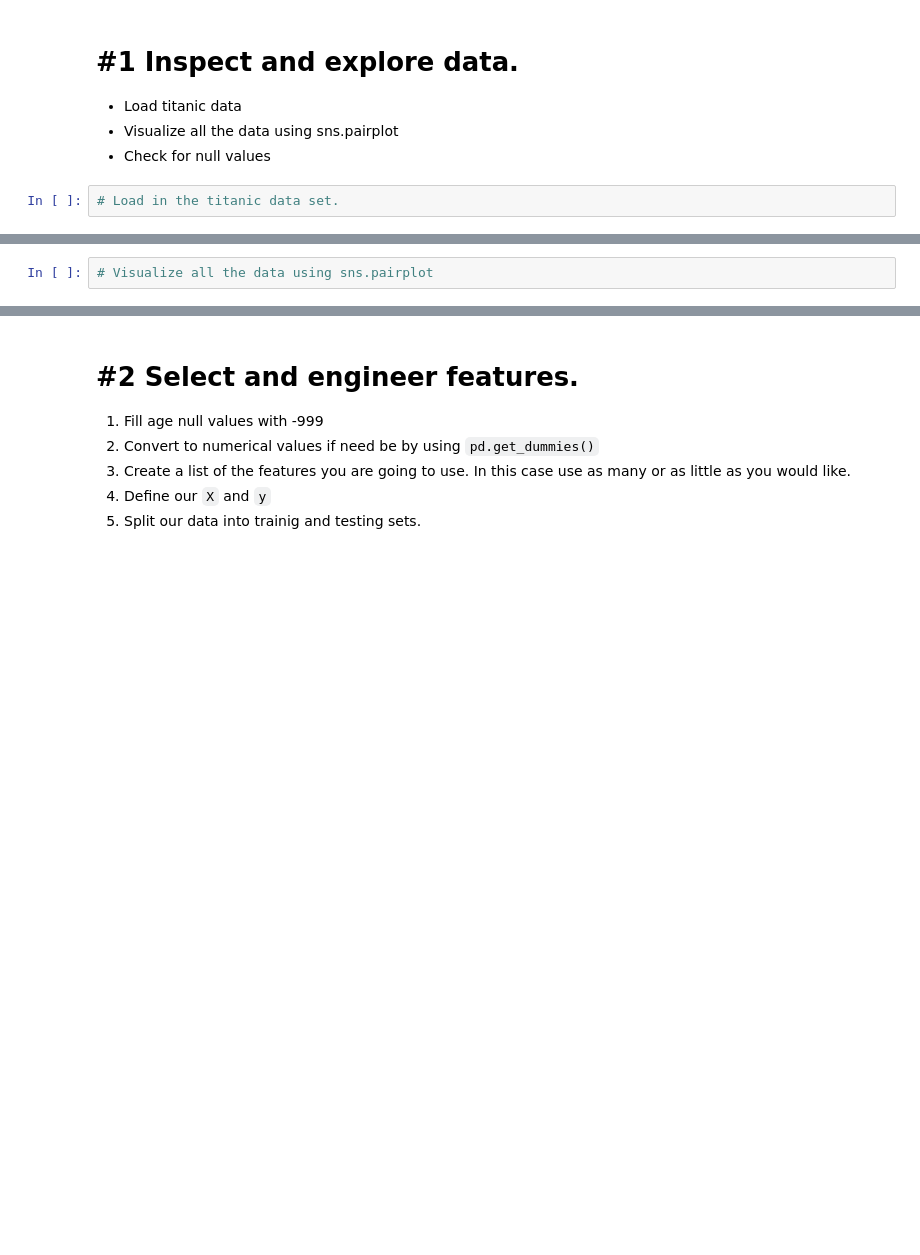
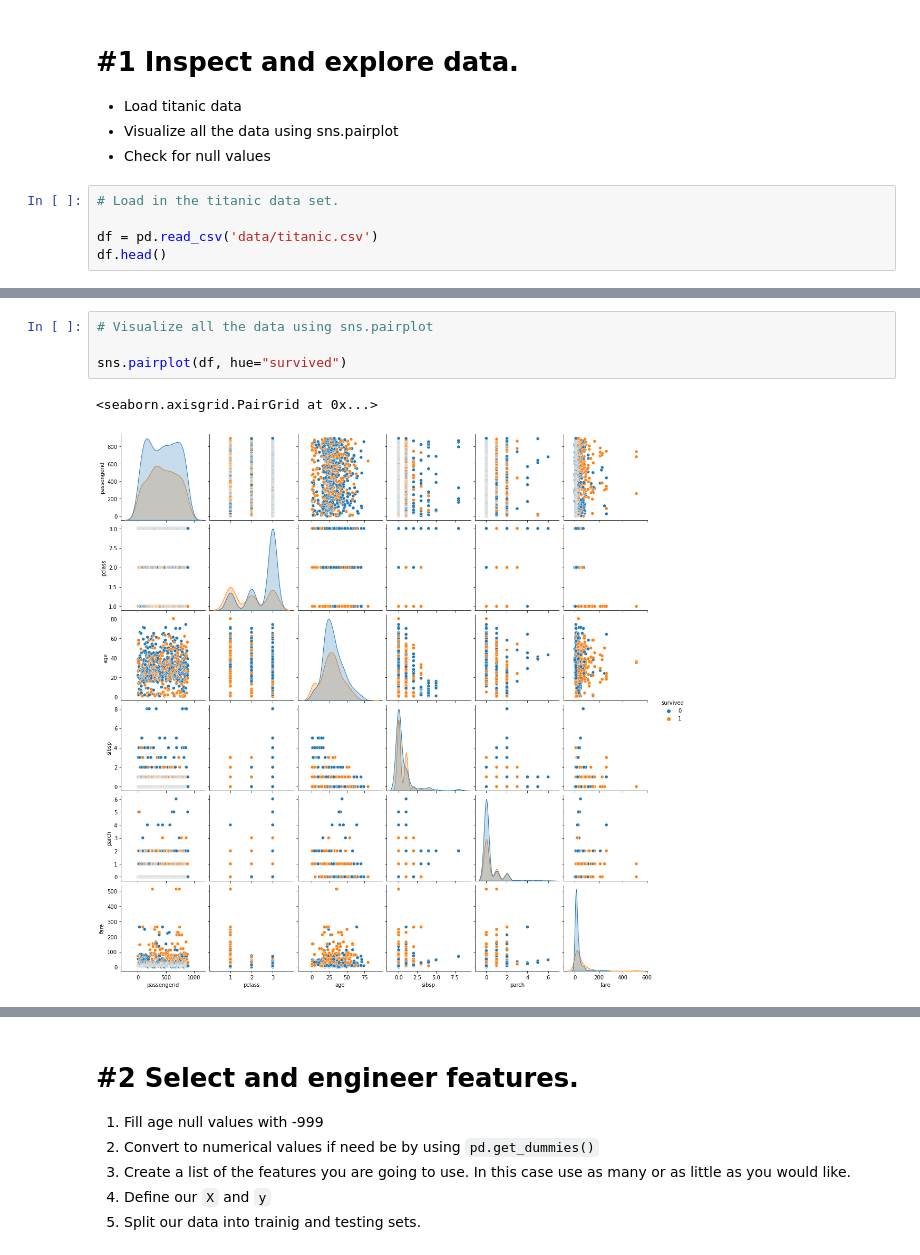
Before and after one commit to NeneWang/2022-fall-data-science, a Jupyter notebook: Week-05-RandomForest/Exercise-RandomForests.ipynb, the cells around one changed output, grey strips where cells are left out. Cells and saved outputs as stored; diff of their text form; blank space fills up the shorter version.

```diff
--- a/Week-05-RandomForest/Exercise-RandomForests.ipynb
+++ b/Week-05-RandomForest/Exercise-RandomForests.ipynb
@@ -64,3 +63,6 @@ To https://github.com/NeneWang/2022-fall-data-science.git
 * Check for null values
 # %%
 # Load in the titanic data set.
+
+df = pd.read_csv('data/titanic.csv')
+df.head()
@@ -67,4 +76,9 @@ To https://github.com/NeneWang/2022-fall-data-science.git
 # %%
 # Visualize all the data using sns.pairplot
+
+sns.pairplot(df, hue="survived")
+# %% [output]
+<seaborn.axisgrid.PairGrid at 0x...>
+[figure, added]
 # %%
 # Check for null values
```
Also changed, not shown: parts of 7 cells of this notebook.
